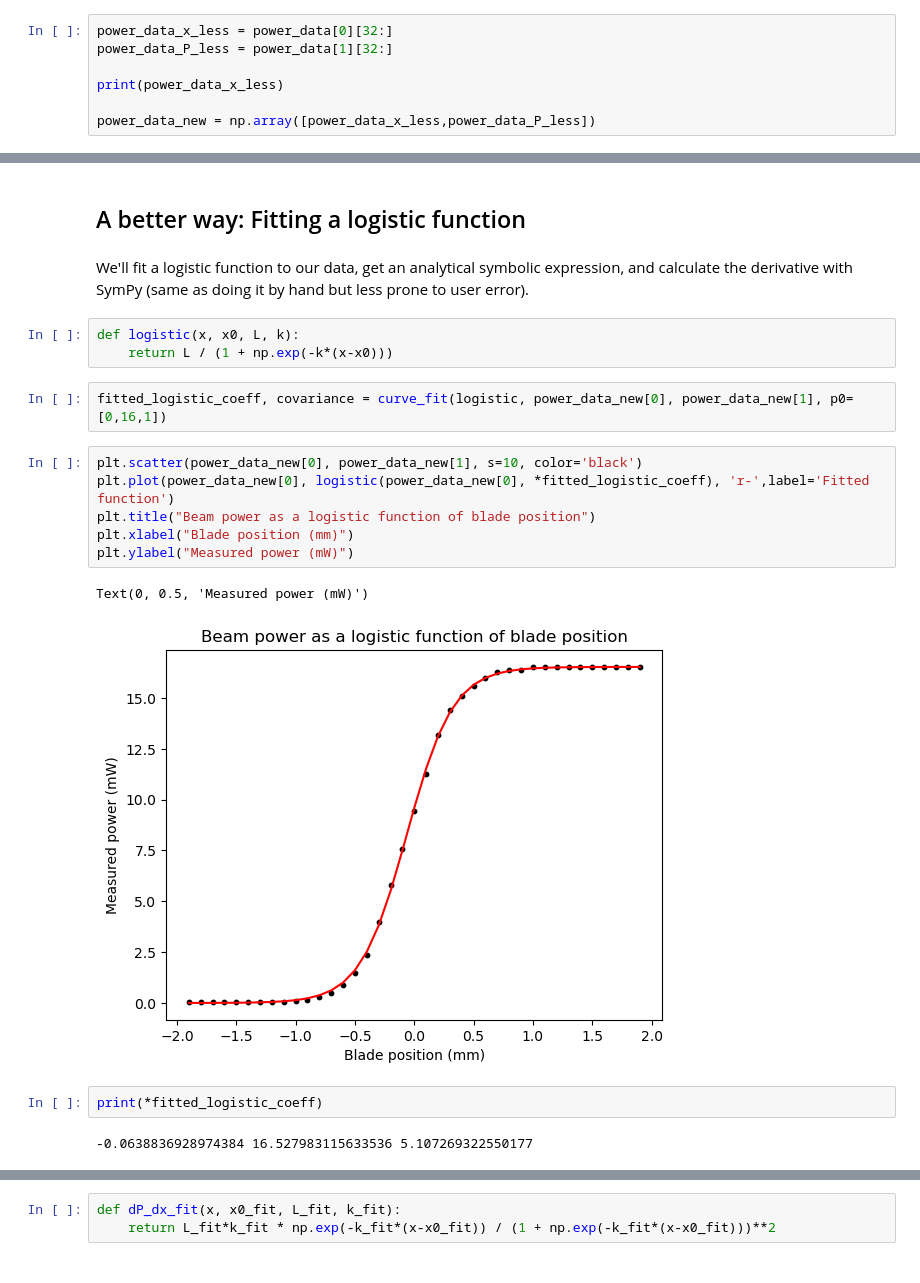
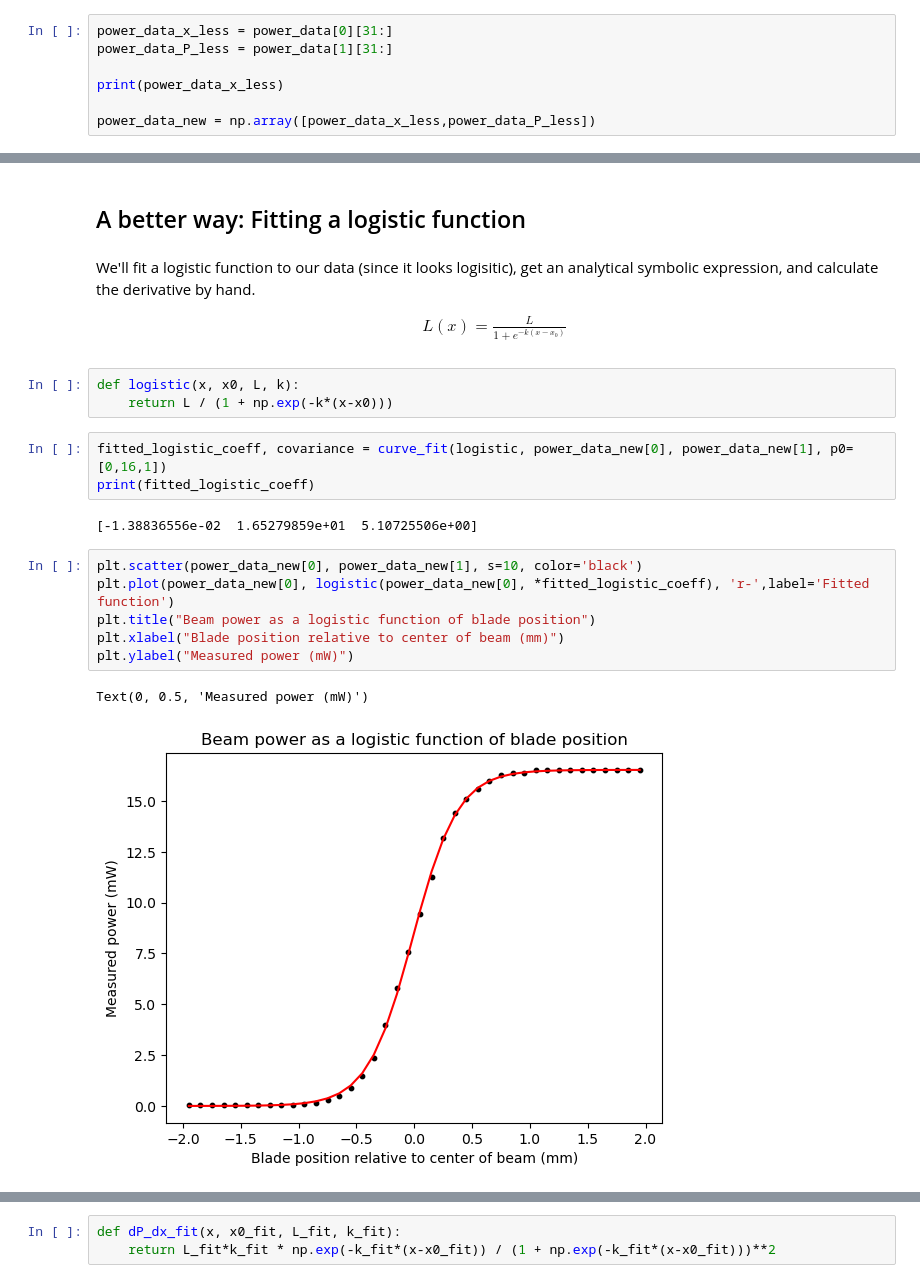
Before and after one commit to josephtemple/OpticalTweezerProject, a Jupyter notebook: JT_OpticalTrap_BeamProfile.ipynb, the cells around one changed output, grey strips where cells are left out. Saved outputs shown, nothing was run; the diff lists cells and outputs as text.

```diff
--- a/JT_OpticalTrap_BeamProfile.ipynb
+++ b/JT_OpticalTrap_BeamProfile.ipynb
@@ -42,6 +42,6 @@ We notice a large nearly flat region at the start of our data (when only low pow
 # %%
-power_data_x_less = power_data[0][32:]
-power_data_P_less = power_data[1][32:]
+power_data_x_less = power_data[0][31:]
+power_data_P_less = power_data[1][31:]
 
 print(power_data_x_less)
 
@@ -91,22 +91,25 @@ Text(0, 0.5, 'Intensity $dP/dx$ (mW/mm)')
 # %% [markdown]
 ## A better way: Fitting a logistic function
 # %% [markdown]
-We'll fit a logistic function to our data, get an analytical symbolic expression, and calculate the derivative with SymPy (same as doing it by hand but less prone to user error).
+We'll fit a logistic function to our data (since it looks logisitic), get an analytical symbolic expression, and calculate the derivative by hand.
+
+\begin{align*}
+    L(x) = \frac{L}{1 + e^{-k(x-x_0)}}
+\end{align*}
 # %%
 def logistic(x, x0, L, k):
     return L / (1 + np.exp(-k*(x-x0)))
 # %%
 fitted_logistic_coeff, covariance = curve_fit(logistic, power_data_new[0], power_data_new[1], p0=[0,16,1])
+print(fitted_logistic_coeff)
+# %% [output]
+[-1.38836556e-02  1.65279859e+01  5.10725506e+00]
 # %%
 plt.scatter(power_data_new[0], power_data_new[1], s=10, color='black')
 plt.plot(power_data_new[0], logistic(power_data_new[0], *fitted_logistic_coeff), 'r-',label='Fitted function')
 plt.title("Beam power as a logistic function of blade position")
-plt.xlabel("Blade position (mm)")
+plt.xlabel("Blade position relative to center of beam (mm)")
 plt.ylabel("Measured power (mW)")
 # %% [output]
 Text(0, 0.5, 'Measured power (mW)')
-[figure, old version]
+[figure, new version]
-# %%
-print(*fitted_logistic_coeff)
-# %% [output]
--0.0638836928974384 16.527983115633536 5.107269322550177
```
Also changed, not shown: parts of 23 cells of this notebook.
